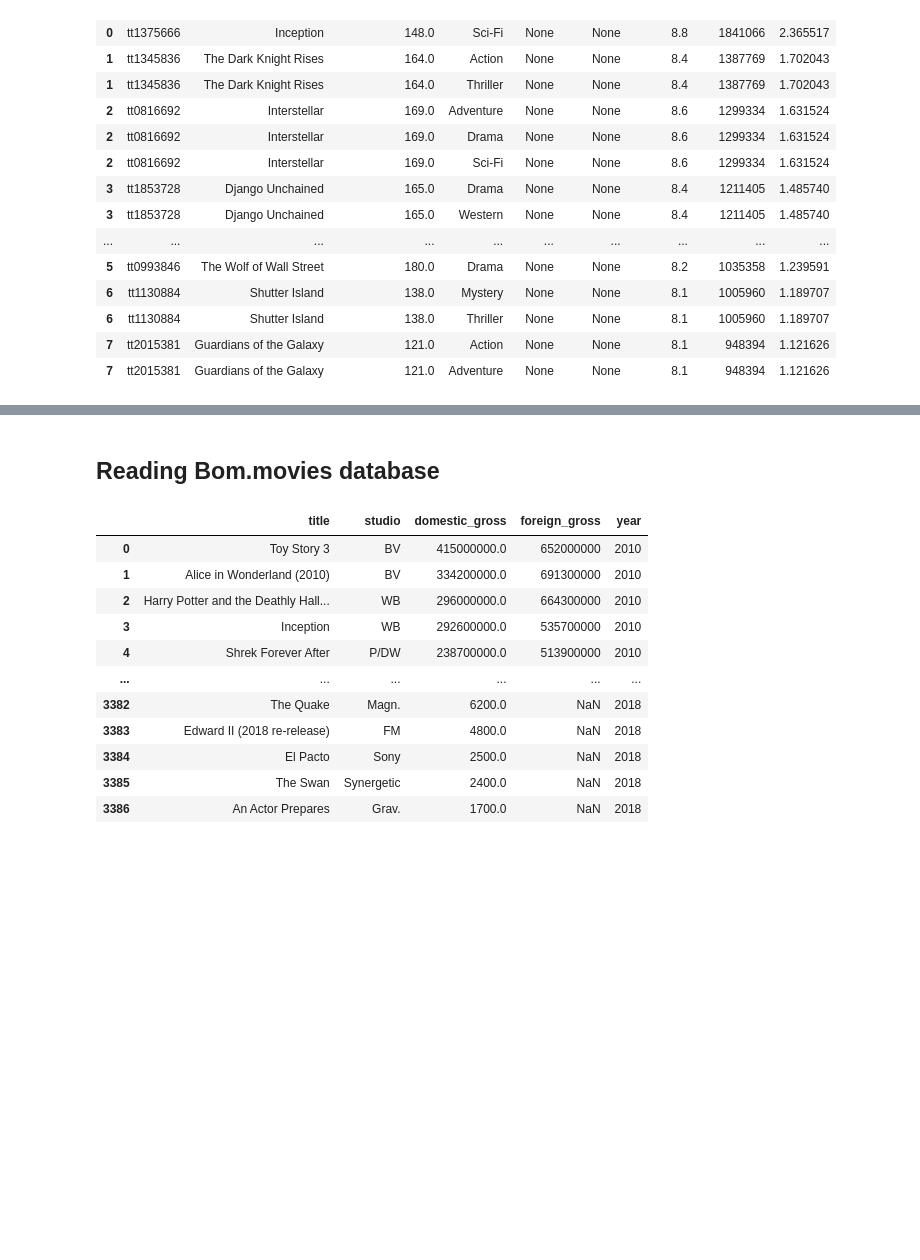
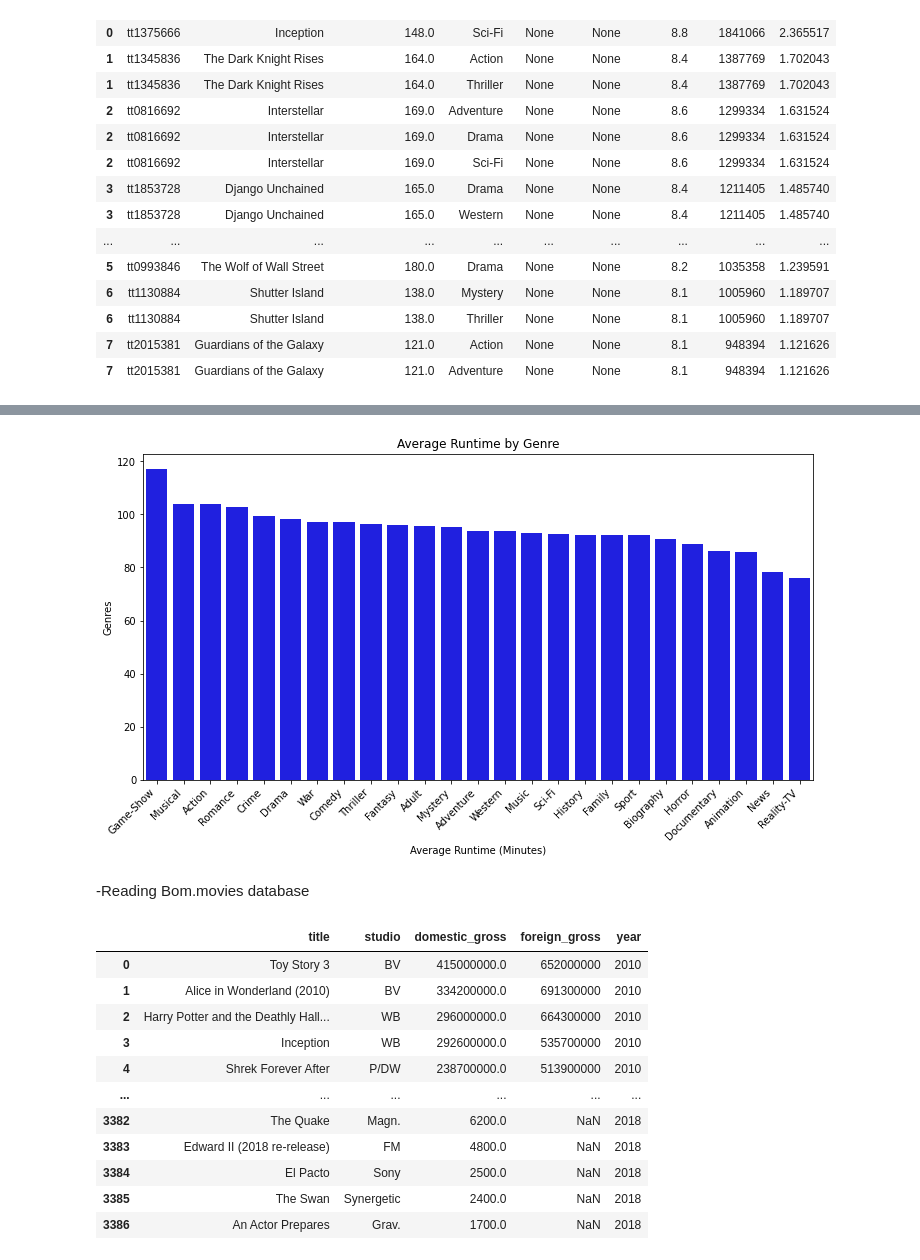
Before and after one commit to pyamin1878/Movie-Project, a Jupyter notebook: Notebooks/student_working_notebook-juvenson.ipynb, the cells around one changed output, grey strips where cells are left out. Saved outputs shown, nothing was run; the diff lists cells and outputs as text; code cells hidden in the pictures; blank space fills up the shorter version.

```diff
--- a/Notebooks/student_working_notebook-juvenson.ipynb
+++ b/Notebooks/student_working_notebook-juvenson.ipynb
@@ -413,5 +383,20 @@ plt.show()
+# %%
+
+#lets group by genres also caluculate the mean of runtime.
+average_runtime_by_genre = df_m.groupby('genres')['runtime_minutes'].mean().sort_values(ascending=False)
+
+# Plotting
+plt.figure(figsize=(12, 6))
+sns.barplot(x=average_runtime_by_genre.index, y=average_runtime_by_genre.values,color='blue')
+plt.ylabel('Genres')
+plt.xlabel('Average Runtime (Minutes)')
+plt.title('Average Runtime by Genre')
+plt.xticks(rotation=45, ha='right')
+plt.show()
+# %% [output]
+[figure, added]
 # %% [markdown]
-## Reading Bom.movies database
+-Reading Bom.movies database
 # %%
 df_mg = pd.read_csv('../Data/bom.movie_gross.csv.gz')
 # %%
```
Also changed, not shown: parts of 39 cells of this notebook, 1 other file.
